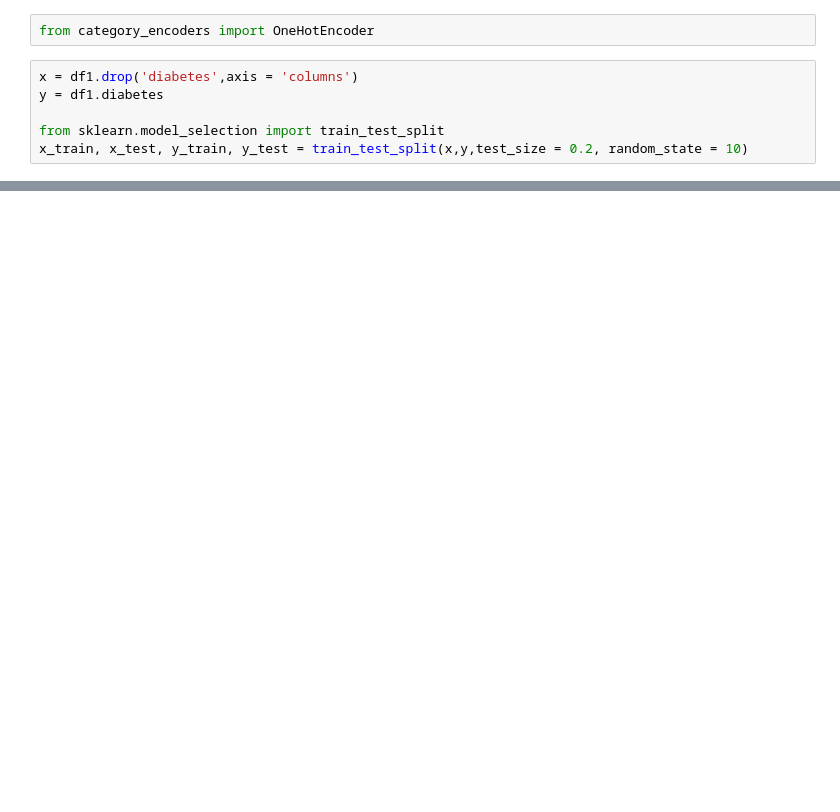
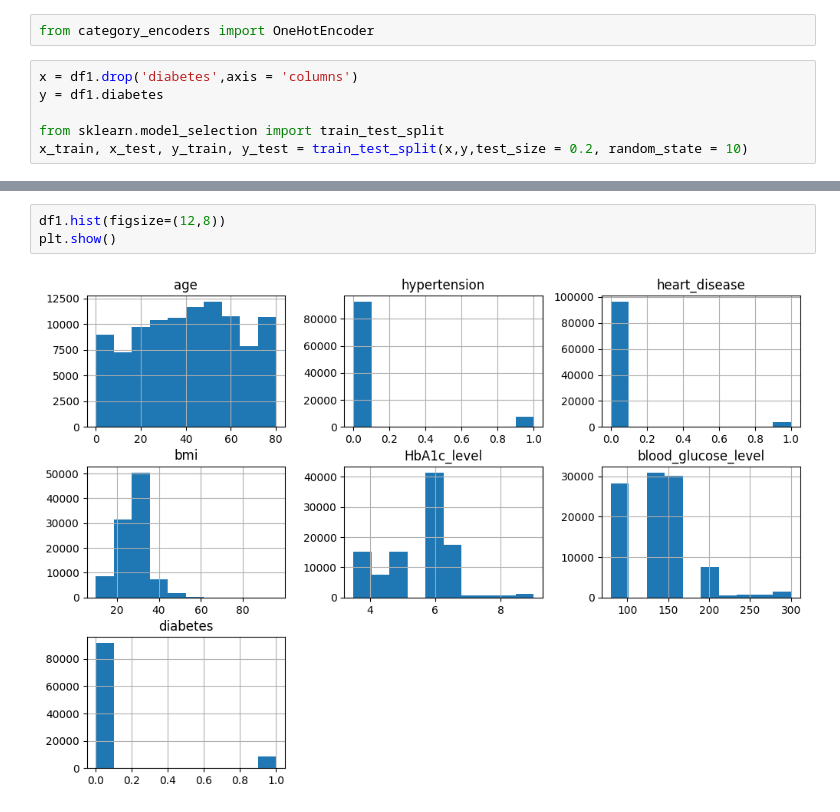
Before and after one commit to Anuska111/diabetes.Ds, a Jupyter notebook: Diabetes_prediction_dataset.ipynb, the cells around one changed output, grey strips where cells are left out. Cells and saved outputs as stored; diff of their text form; blank space fills up the shorter version.

```diff
--- a/Diabetes_prediction_dataset.ipynb
+++ b/Diabetes_prediction_dataset.ipynb
@@ -203,0 +218,5 @@ model.score(x_test, y_test)
+# %%
+df1.hist(figsize=(12,8))
+plt.show()
+# %% [output]
+[figure, added]
```
Also changed, not shown: parts of 26 cells of this notebook.
